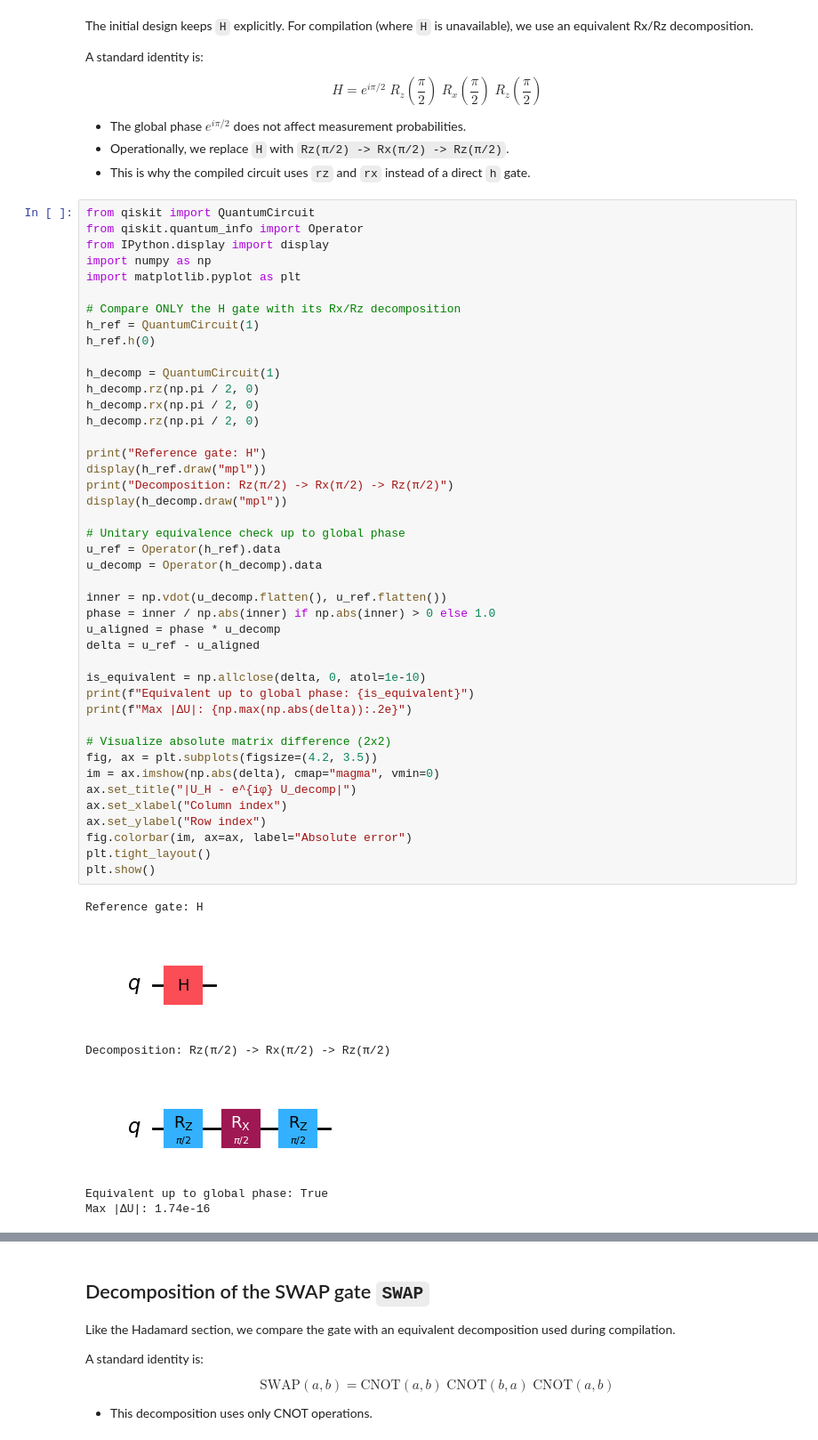
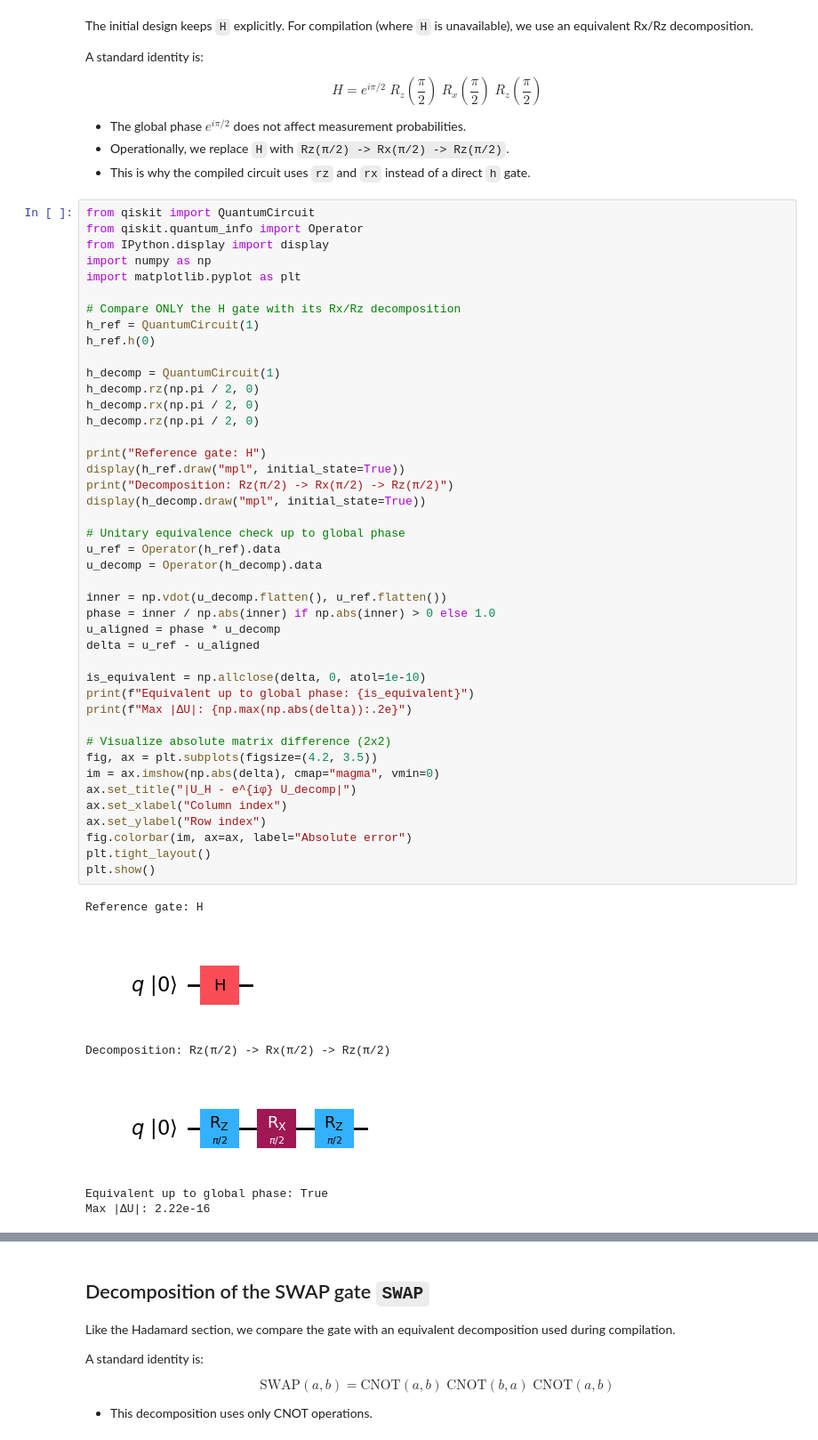
Before and after one commit to amacaluso/quantum-compilation-noise-demo, a Jupyter notebook: Compilation Example.ipynb, the cells around one changed output, grey strips where cells are left out. Shown at 89% size. Saved outputs shown, nothing was run; the diff lists cells and outputs as text.

```diff
--- a/Compilation Example.ipynb
+++ b/Compilation Example.ipynb
@@ -860,37 +1354,37 @@ h_decomp.rz(np.pi / 2, 0)
 h_decomp.rx(np.pi / 2, 0)
 h_decomp.rz(np.pi / 2, 0)
 
 print("Reference gate: H")
-display(h_ref.draw("mpl"))
+display(h_ref.draw("mpl", initial_state=True))
 print("Decomposition: Rz(π/2) -> Rx(π/2) -> Rz(π/2)")
-display(h_decomp.draw("mpl"))
+display(h_decomp.draw("mpl", initial_state=True))
 
 # Unitary equivalence check up to global phase
 u_ref = Operator(h_ref).data
 u_decomp = Operator(h_decomp).data
 
 inner = np.vdot(u_decomp.flatten(), u_ref.flatten())
 phase = inner / np.abs(inner) if np.abs(inner) > 0 else 1.0
 u_aligned = phase * u_decomp
 delta = u_ref - u_aligned
 
 is_equivalent = np.allclose(delta, 0, atol=1e-10)
 print(f"Equivalent up to global phase: {is_equivalent}")
 print(f"Max |ΔU|: {np.max(np.abs(delta)):.2e}")
 
 # Visualize absolute matrix difference (2x2)
 fig, ax = plt.subplots(figsize=(4.2, 3.5))
 im = ax.imshow(np.abs(delta), cmap="magma", vmin=0)
 ax.set_title("|U_H - e^{iφ} U_decomp|")
 ax.set_xlabel("Column index")
 ax.set_ylabel("Row index")
 fig.colorbar(im, ax=ax, label="Absolute error")
 plt.tight_layout()
 plt.show()
 # %% [output]
 Reference gate: H
-[figure, old version]
+[figure, new version]
 Decomposition: Rz(π/2) -> Rx(π/2) -> Rz(π/2)
-[figure, old version]
+[figure, new version]
 Equivalent up to global phase: True
-Max |ΔU|: 1.74e-16
+Max |ΔU|: 2.22e-16
```
Also changed, not shown: parts of 14 cells of this notebook, 1 other file.
